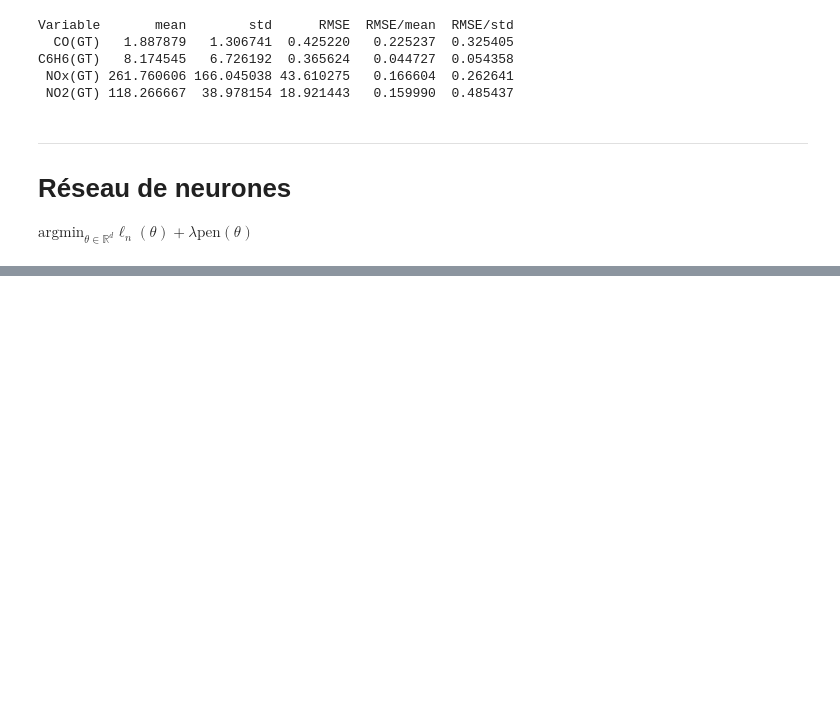
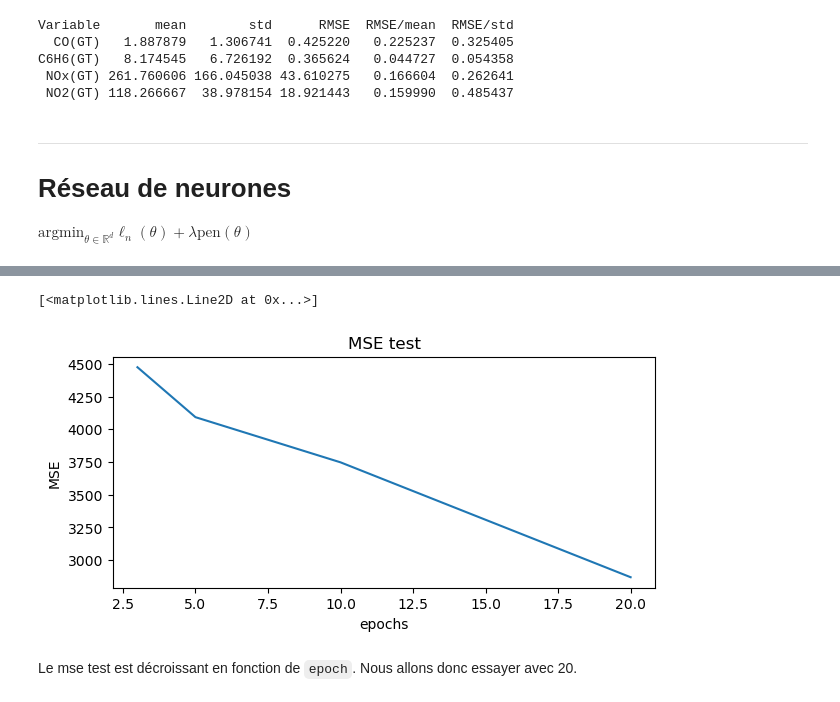
Before and after one commit to NourBouabid/regression_air_quality, a Jupyter notebook: notebook.ipynb, the cells around one changed output, grey strips where cells are left out. Drawn from its saved outputs; the diff is of its cells as text; code cells hidden in the pictures; blank space fills up the shorter version.

```diff
--- a/notebook.ipynb
+++ b/notebook.ipynb
@@ -375,0 +380,16 @@ MSE moyen correspondant : 2363.7415
+# %%
+mse_folds = []
+for train_idx, test_idx in tscv.split(X):
+    X_tr = X.iloc[train_idx]
+    Y_tr = Y.iloc[train_idx]
+
+    sc= StandardScaler()
+    X_tr = sc.fit_transform(X_tr)
+
+    m = KernelRidge(kernel='rbf', alpha=best_alpha, gamma=best_gamma)
+    m.fit(X_tr, Y_tr)
+    mse_folds.append(mean_squared_error(Y_tr, m.predict(X_tr)))
+
+print("mse corrsepondant:")
+print(f"mse train : {results_grid[best_params]:.4f}")
+print ("mse test:",np.sum(mse_folds)/3)
@@ -505,0 +571,5 @@ Le MSE sur la période Y_test est moins bon que la methode Noyau. Nous allons re
+# %%
+epochs_list = [3,5, 10, 20]
+mse=[]
+for i in epochs_list:
+    mse.append(test_model(128,[126,64],epochs=i, batch_size=30)[1])
@@ -505,0 +609,11 @@ Le MSE sur la période Y_test est moins bon que la methode Noyau. Nous allons re
+# %%
+plt.figure(1,figsize=(7,3))
+plt.title("MSE test")
+plt.xlabel("epochs")
+plt.ylabel('MSE')
+plt.plot(epochs_list,mse)
+# %% [output]
+[<matplotlib.lines.Line2D at 0x...>]
+[figure, added]
+# %% [markdown]
+Le mse test est décroissant en fonction de `epoch`. Nous allons donc essayer avec 20.
```
Also changed, not shown: parts of 24 cells of this notebook.
